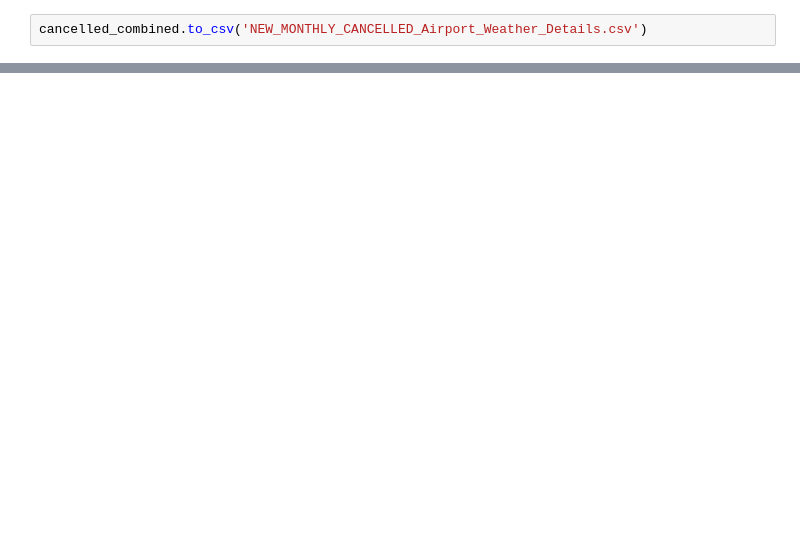
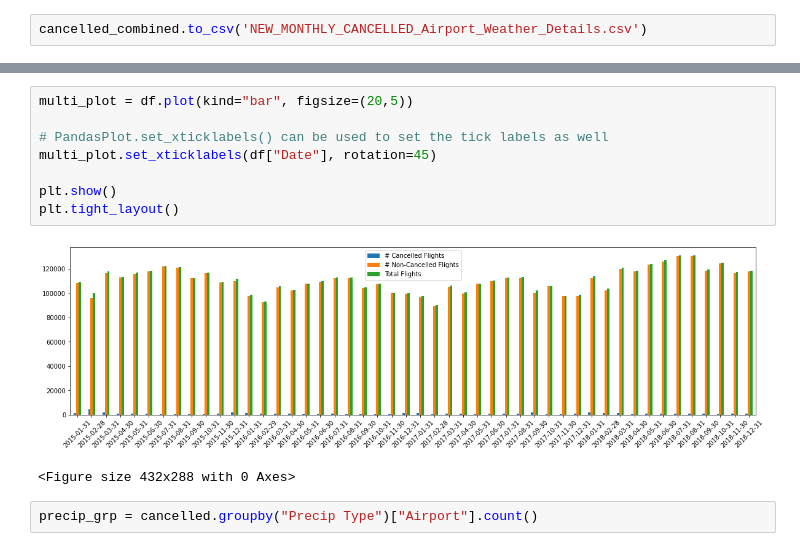
Before and after one commit to domingo-aj/Group-Project-1, a Jupyter notebook: Updated Clean Flight Data.ipynb, the cells around one changed output, grey strips where cells are left out. Drawn from its saved outputs; the diff is of its cells as text; blank space fills up the shorter version.

```diff
--- a/Updated Clean Flight Data.ipynb
+++ b/Updated Clean Flight Data.ipynb
@@ -287,0 +335,13 @@ cancelled_combined.to_csv('NEW_MONTHLY_CANCELLED_Airport_Weather_Details.csv')
+# %%
+multi_plot = df.plot(kind="bar", figsize=(20,5))
+
+# PandasPlot.set_xticklabels() can be used to set the tick labels as well
+multi_plot.set_xticklabels(df["Date"], rotation=45)
+
+plt.show()
+plt.tight_layout()
+# %% [output]
+[figure, added]
+<Figure size 432x288 with 0 Axes>
+# %%
+precip_grp = cancelled.groupby("Precip Type")["Airport"].count()
```
Also changed, not shown: parts of 10 cells of this notebook, 3 other files.
